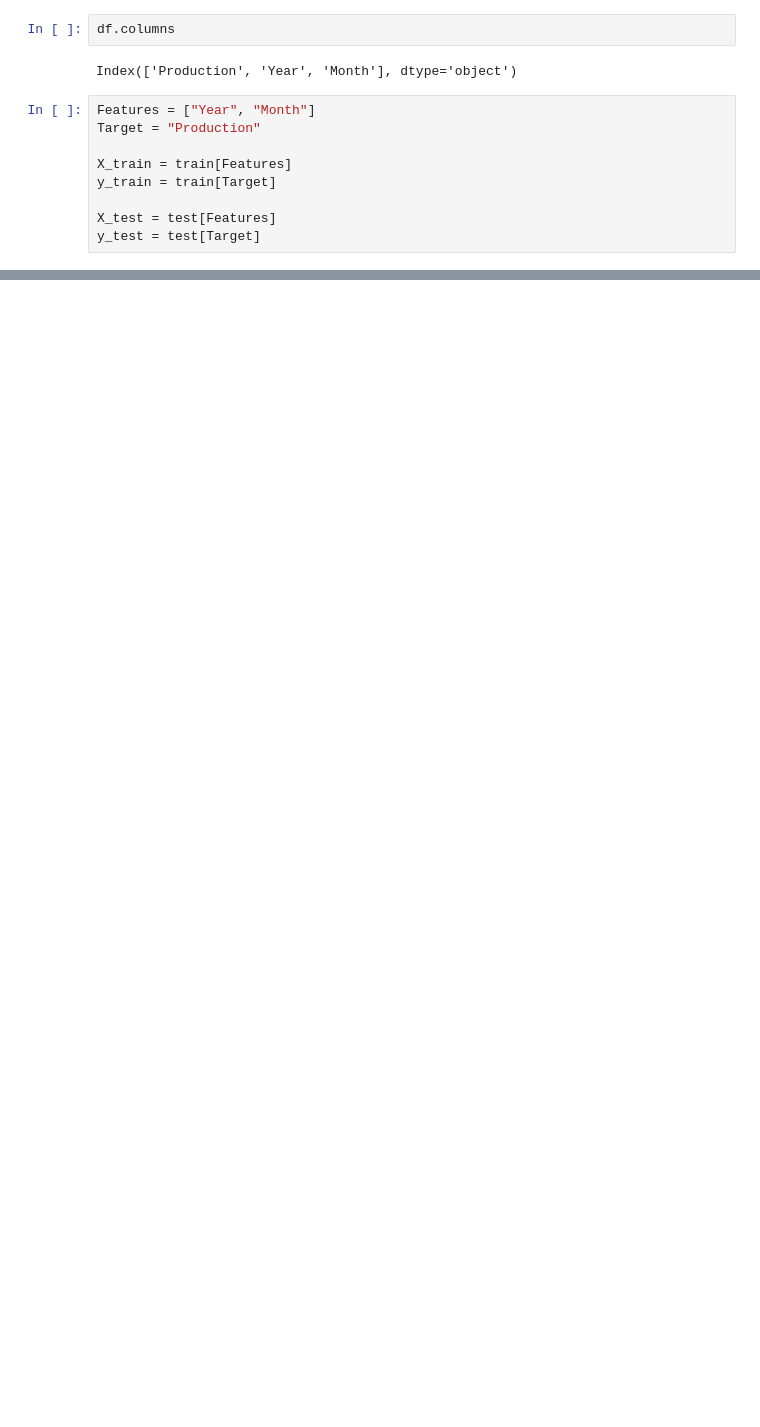
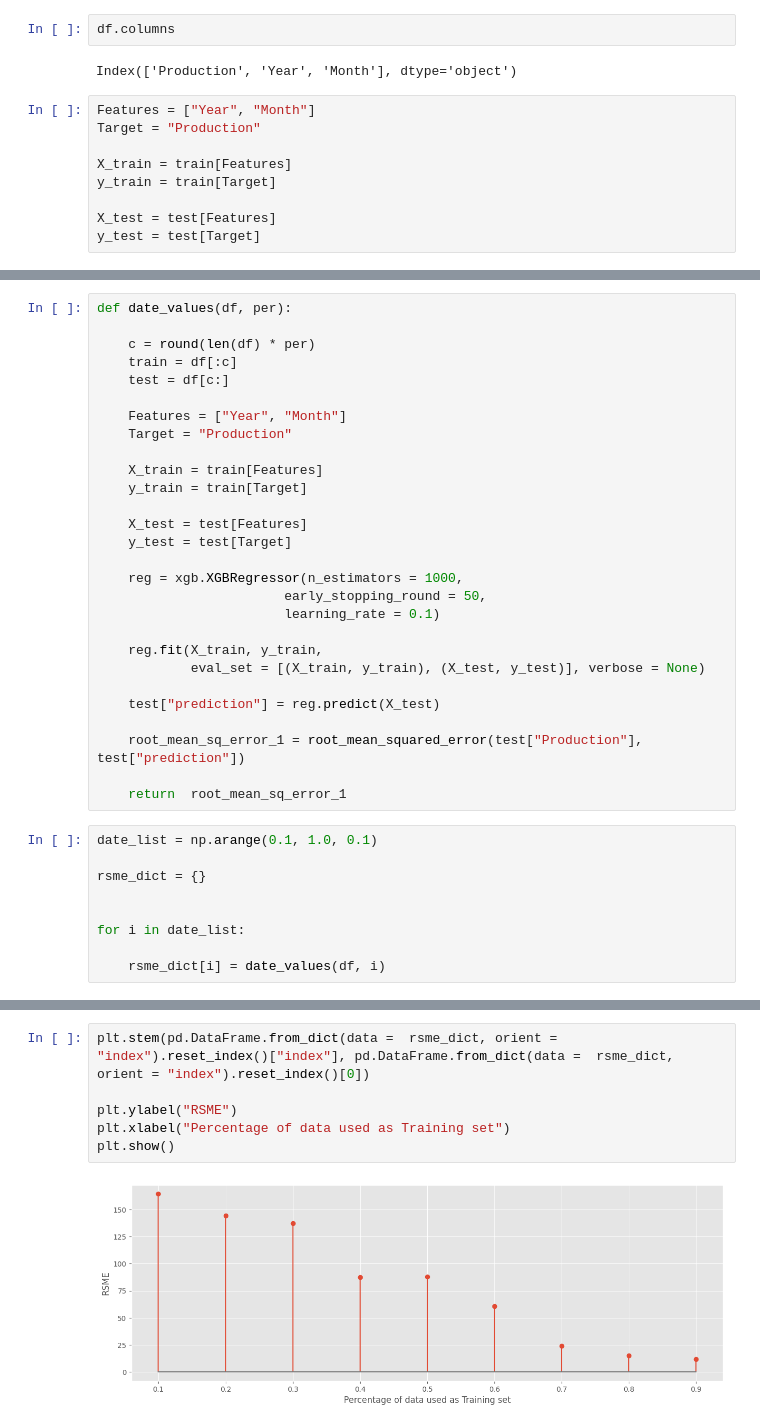
Before and after one commit to alejo1630/time_series_analysis, a Jupyter notebook: time_series.ipynb, the cells around one changed output, grey strips where cells are left out. Saved outputs shown, nothing was run; the diff lists cells and outputs as text; blank space fills up the shorter version.

```diff
--- a/time_series.ipynb
+++ b/time_series.ipynb
@@ -189,0 +194,37 @@ root_mean_sq_error_1
+# %%
+def date_values(df, per):
+
+    c = round(len(df) * per)
+    train = df[:c]
+    test = df[c:]
+
+    Features = ["Year", "Month"]
+    Target = "Production"
+
+    X_train = train[Features]
+    y_train = train[Target]
+
+    X_test = test[Features]
+    y_test = test[Target]
+
+    reg = xgb.XGBRegressor(n_estimators = 1000,
+                        early_stopping_round = 50,
+                        learning_rate = 0.1)
+
+    reg.fit(X_train, y_train,
+            eval_set = [(X_train, y_train), (X_test, y_test)], verbose = None)
+
+    test["prediction"] = reg.predict(X_test)
+
+    root_mean_sq_error_1 = root_mean_squared_error(test["Production"], test["prediction"])
+
+    return  root_mean_sq_error_1
+# %%
+date_list = np.arange(0.1, 1.0, 0.1)
+
+rsme_dict = {}
+
+
+for i in date_list:
+
+    rsme_dict[i] = date_values(df, i)
@@ -189,0 +249,8 @@ root_mean_sq_error_1
+# %%
+plt.stem(pd.DataFrame.from_dict(data =  rsme_dict, orient = "index").reset_index()["index"], pd.DataFrame.from_dict(data =  rsme_dict, orient = "index").reset_index()[0])
+
+plt.ylabel("RSME")
+plt.xlabel("Percentage of data used as Training set")
+plt.show()
+# %% [output]
+[figure, added]
```
Also changed, not shown: parts of 42 cells of this notebook, 1 other file.
